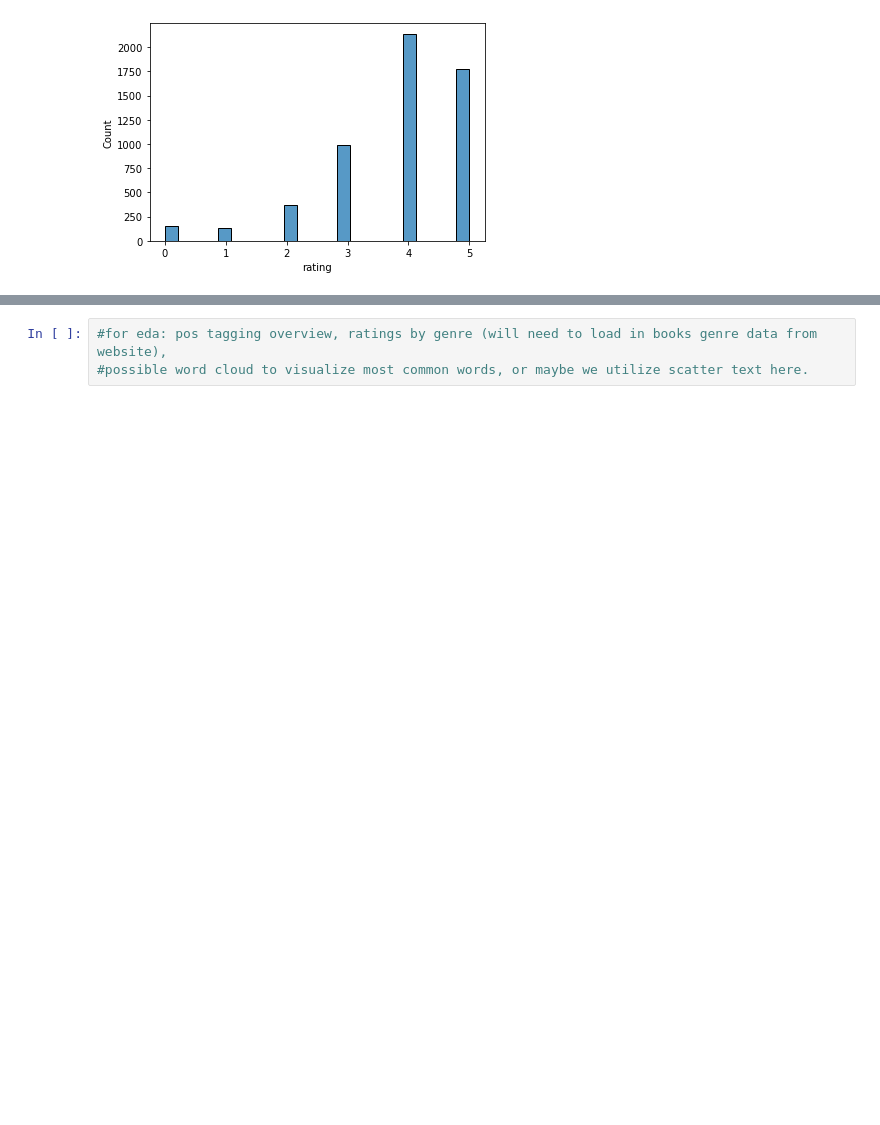
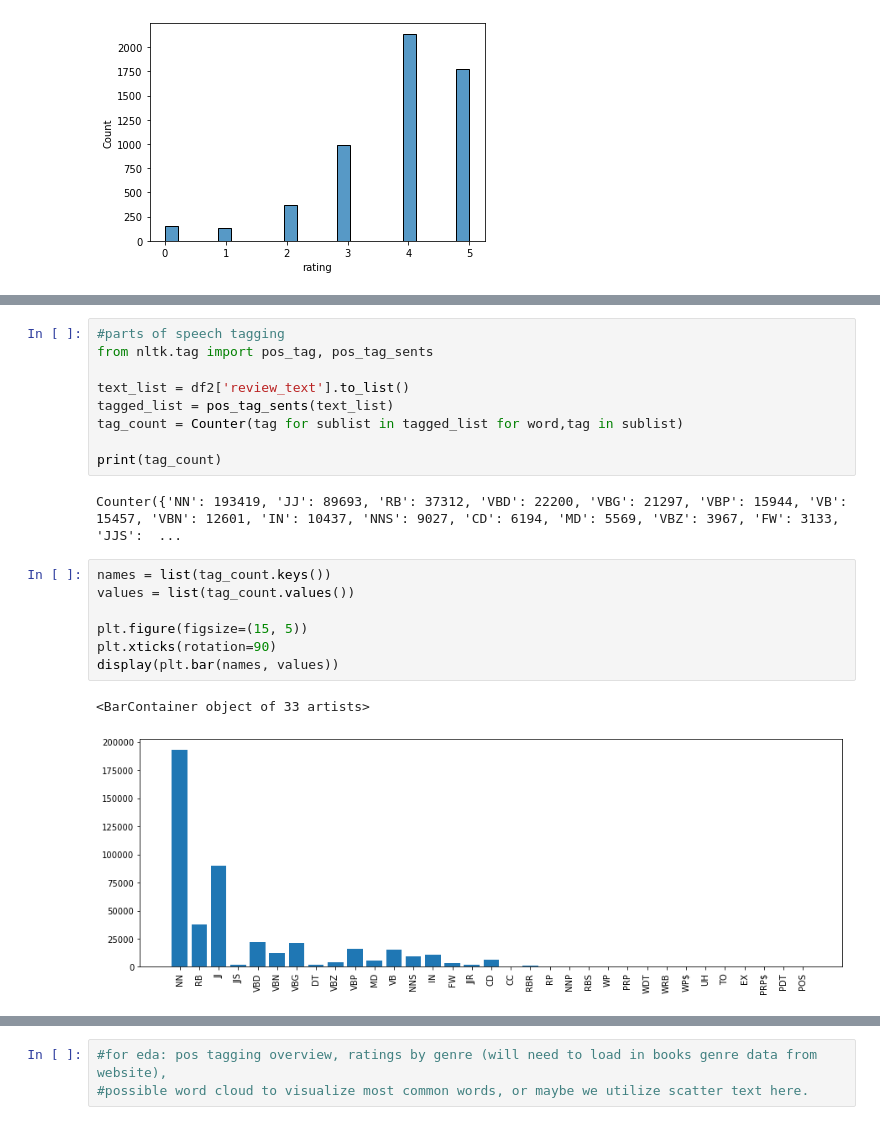
Before and after one commit to a-pa99/Supervised-and-Unsupervised-Sentiment-Analysis-on-Goodreads-Review-Text, a Jupyter notebook: Milestone 2 Project.ipynb, the cells around one changed output, grey strips where cells are left out. Cells and saved outputs as stored; diff of their text form; blank space fills up the shorter version.

```diff
--- a/Milestone 2 Project.ipynb
+++ b/Milestone 2 Project.ipynb
@@ -363,0 +386,21 @@ sns.histplot(data = df2, x = 'rating')
+# %%
+#parts of speech tagging
+from nltk.tag import pos_tag, pos_tag_sents
+
+text_list = df2['review_text'].to_list()
+tagged_list = pos_tag_sents(text_list)
+tag_count = Counter(tag for sublist in tagged_list for word,tag in sublist)
+
+print(tag_count)
+# %% [output]
+Counter({'NN': 193419, 'JJ': 89693, 'RB': 37312, 'VBD': 22200, 'VBG': 21297, 'VBP': 15944, 'VB': 15457, 'VBN': 12601, 'IN': 10437, 'NNS': 9027, 'CD': 6194, 'MD': 5569, 'VBZ': 3967, 'FW': 3133, 'JJS':  ...
+# %%
+names = list(tag_count.keys())
+values = list(tag_count.values())
+
+plt.figure(figsize=(15, 5))
+plt.xticks(rotation=90)
+display(plt.bar(names, values))
+# %% [output]
+<BarContainer object of 33 artists>
+[figure, added]
```
Also changed, not shown: parts of 32 cells of this notebook.
